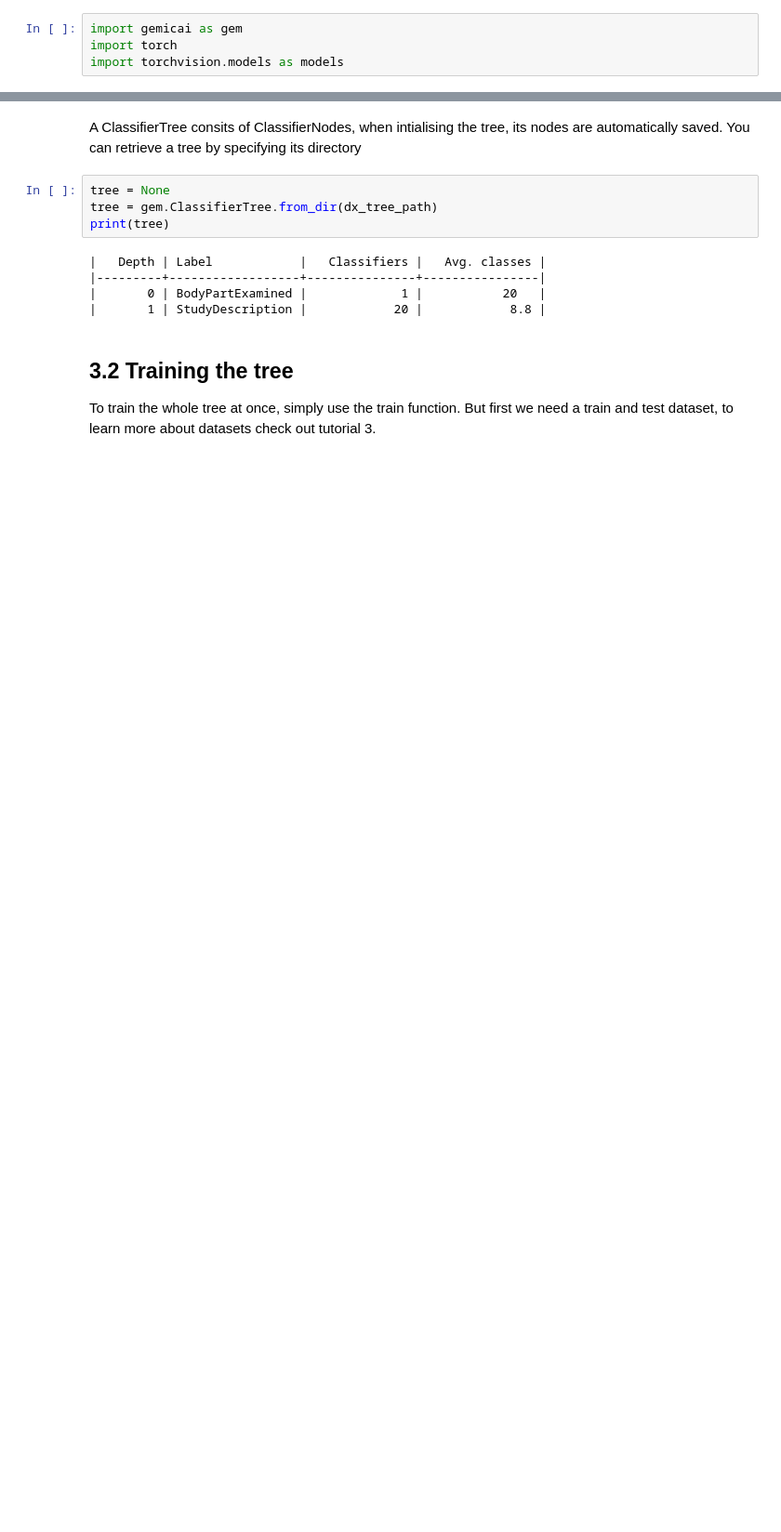
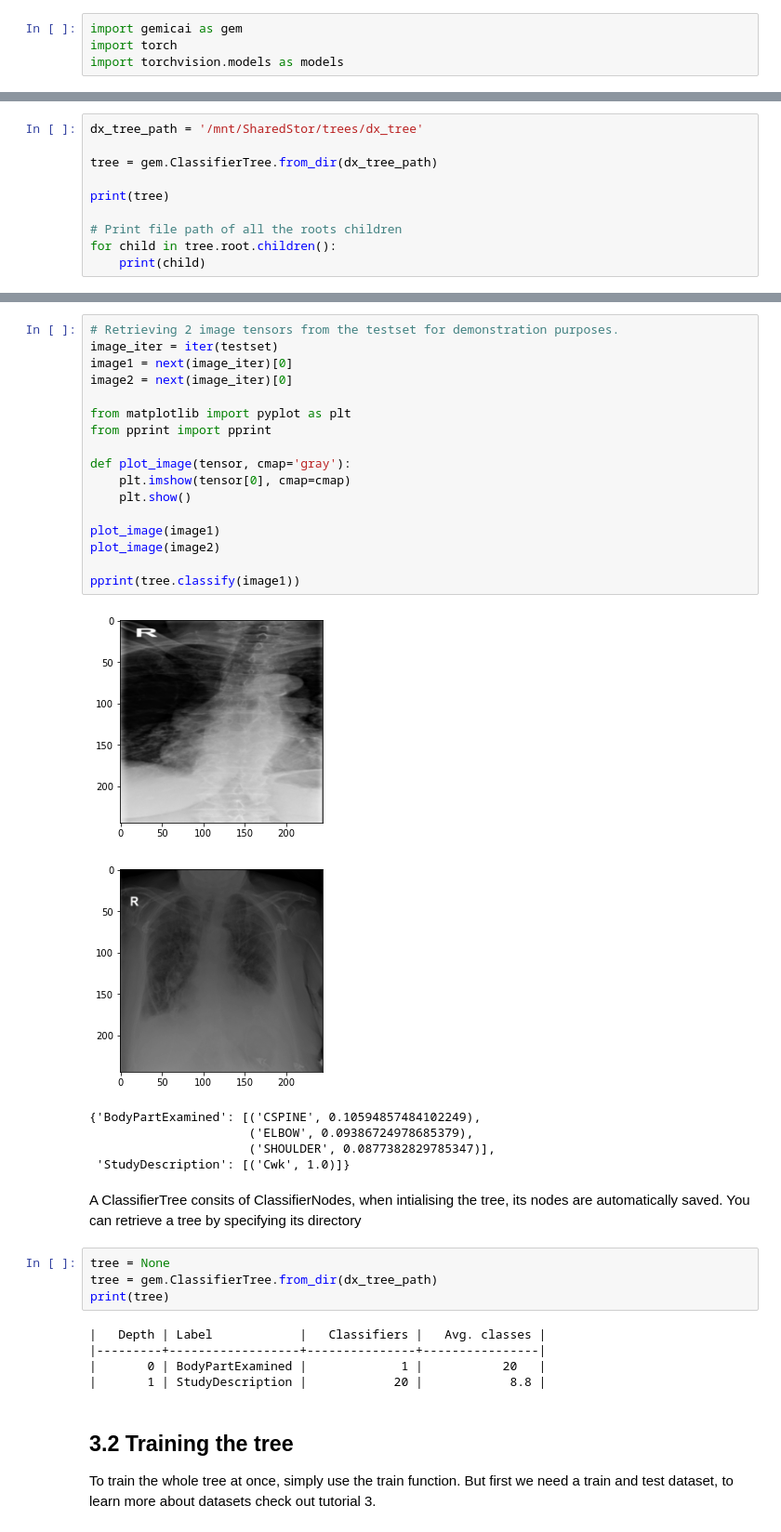
Before and after one commit to Gemicai/Gemicai, a Jupyter notebook: tutorials/gemicai_tutorial_5.ipynb, the cells around one changed output, grey strips where cells are left out. Shown: that part at 93% size. Drawn from its saved outputs; the diff is of its cells as text; blank space fills up the shorter version.

```diff
--- a/tutorials/gemicai_tutorial_5.ipynb
+++ b/tutorials/gemicai_tutorial_5.ipynb
@@ -32,0 +10,10 @@ dx_tree_path = '/mnt/SharedStor/trees/dx_tree'
+# %%
+dx_tree_path = '/mnt/SharedStor/trees/dx_tree'
+
+tree = gem.ClassifierTree.from_dir(dx_tree_path)
+
+print(tree)
+
+# Print file path of all the roots children
+for child in tree.root.children():
+    print(child)
@@ -33,3 +38,27 @@ dx_tree_path = '/mnt/SharedStor/trees/dx_tree'
+# %%
+# Retrieving 2 image tensors from the testset for demonstration purposes.
+image_iter = iter(testset)
+image1 = next(image_iter)[0]
+image2 = next(image_iter)[0]
+
+from matplotlib import pyplot as plt
+from pprint import pprint
+
+def plot_image(tensor, cmap='gray'):
+    plt.imshow(tensor[0], cmap=cmap)
+    plt.show()
+
+plot_image(image1)
+plot_image(image2)
+
+pprint(tree.classify(image1))
+# %% [output]
+[figure, added]
+[figure, added]
+{'BodyPartExamined': [('CSPINE', 0.10594857484102249),
+                      ('ELBOW', 0.09386724978685379),
+                      ('SHOULDER', 0.0877382829785347)],
+ 'StudyDescription': [('Cwk', 1.0)]}
 # %% [markdown]
 A ClassifierTree consits of ClassifierNodes, when intialising the tree, its nodes are automatically saved. You can retrieve a tree by specifying its directory
 # %%
```
Also changed, not shown: parts of 11 cells of this notebook, 3 other files.
